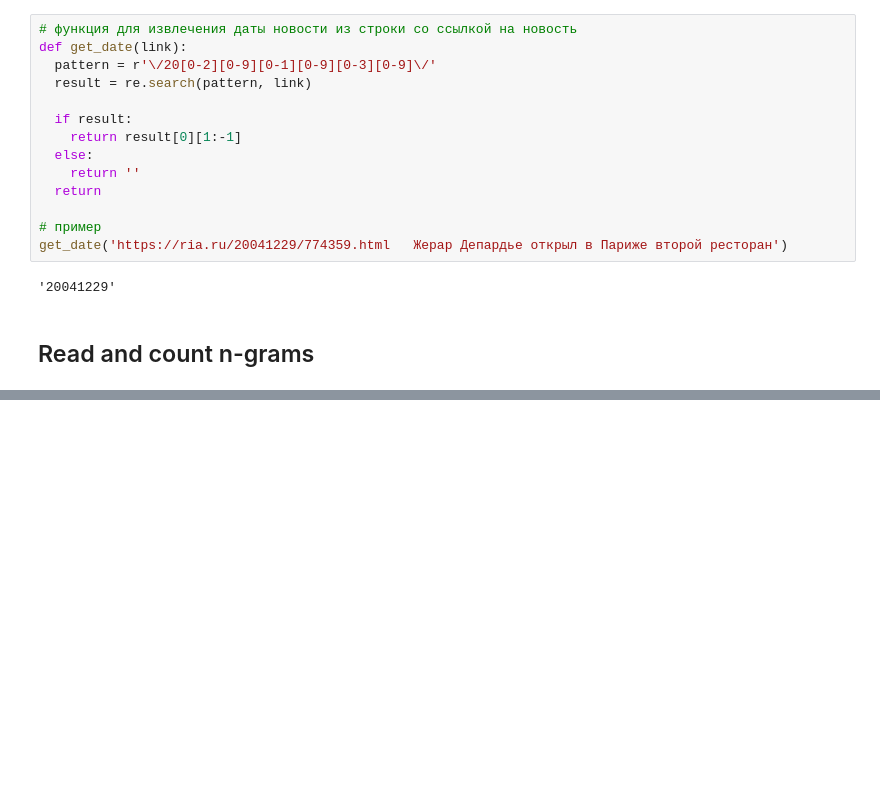
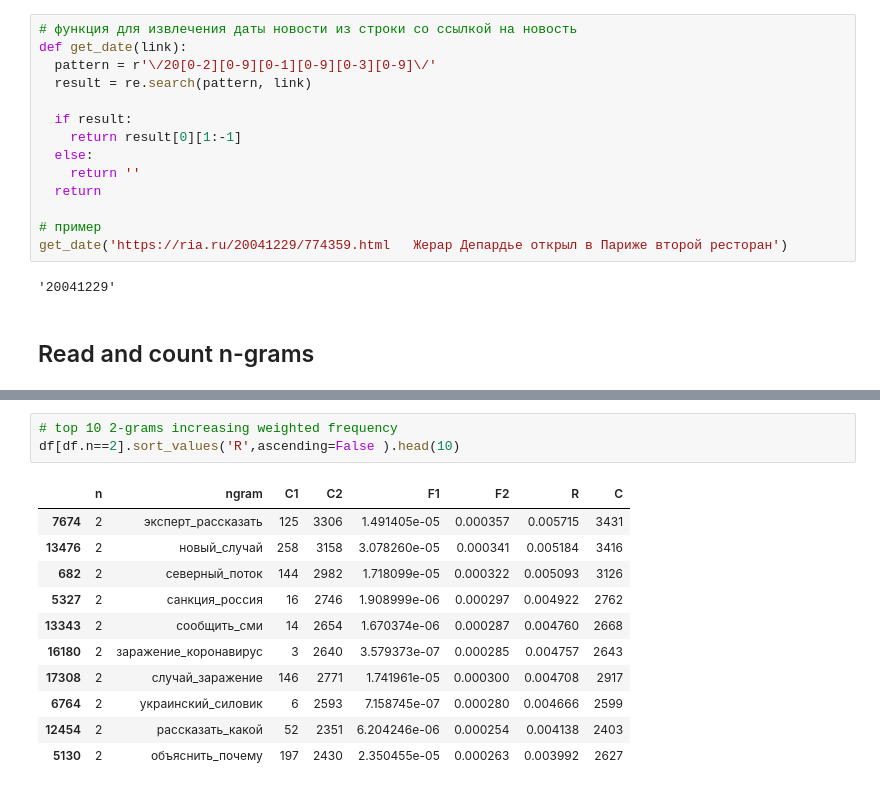
Before and after one commit to ekolonsky/RIA_news, a Jupyter notebook: RIA_Novosti_EDA_n_grams_freq_1.ipynb, the cells around one changed output, grey strips where cells are left out. Drawn from its saved outputs; the diff is of its cells as text; blank space fills up the shorter version.

```diff
--- a/RIA_Novosti_EDA_n_grams_freq_1.ipynb
+++ b/RIA_Novosti_EDA_n_grams_freq_1.ipynb
@@ -174,0 +225,15 @@ with open('counter-100.txt','w') as file:
+# %%
+# top 10 2-grams increasing weighted frequency
+df[df.n==2].sort_values('R',ascending=False ).head(10)
+# %% [output]
+|  | n | ngram | C1 | C2 | F1 | F2 | R | C |
+| 7674 | 2 | эксперт_рассказать | 125 | 3306 | 1.491405e-05 | 0.000357 | 0.005715 | 3431 |
+| 13476 | 2 | новый_случай | 258 | 3158 | 3.078260e-05 | 0.000341 | 0.005184 | 3416 |
+| 682 | 2 | северный_поток | 144 | 2982 | 1.718099e-05 | 0.000322 | 0.005093 | 3126 |
+| 5327 | 2 | санкция_россия | 16 | 2746 | 1.908999e-06 | 0.000297 | 0.004922 | 2762 |
+| 13343 | 2 | сообщить_сми | 14 | 2654 | 1.670374e-06 | 0.000287 | 0.004760 | 2668 |
+| 16180 | 2 | заражение_коронавирус | 3 | 2640 | 3.579373e-07 | 0.000285 | 0.004757 | 2643 |
+| 17308 | 2 | случай_заражение | 146 | 2771 | 1.741961e-05 | 0.000300 | 0.004708 | 2917 |
+| 6764 | 2 | украинский_силовик | 6 | 2593 | 7.158745e-07 | 0.000280 | 0.004666 | 2599 |
+| 12454 | 2 | рассказать_какой | 52 | 2351 | 6.204246e-06 | 0.000254 | 0.004138 | 2403 |
+| 5130 | 2 | объяснить_почему | 197 | 2430 | 2.350455e-05 | 0.000263 | 0.003992 | 2627 |
```
Also changed, not shown: parts of 17 cells of this notebook.
